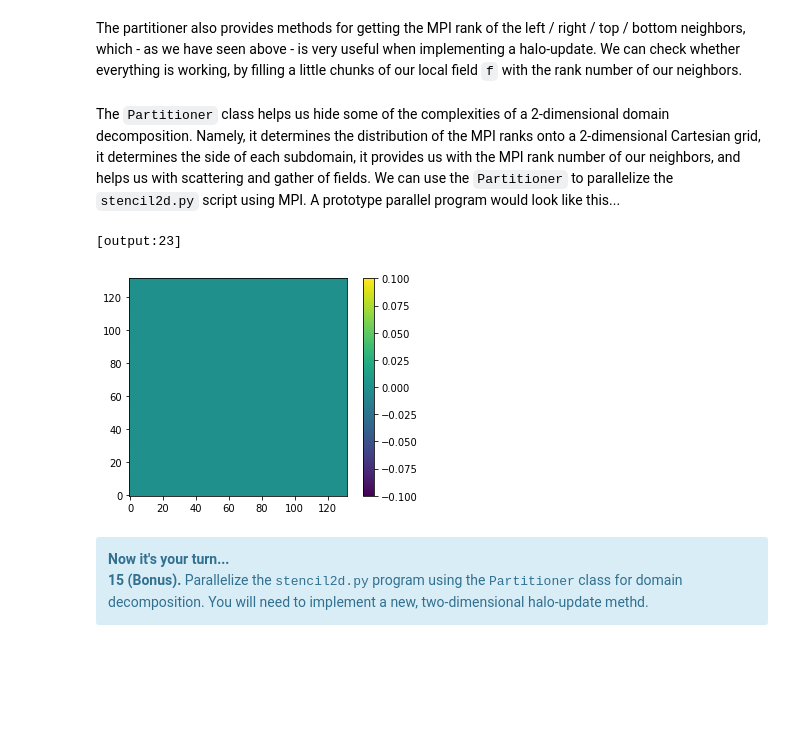
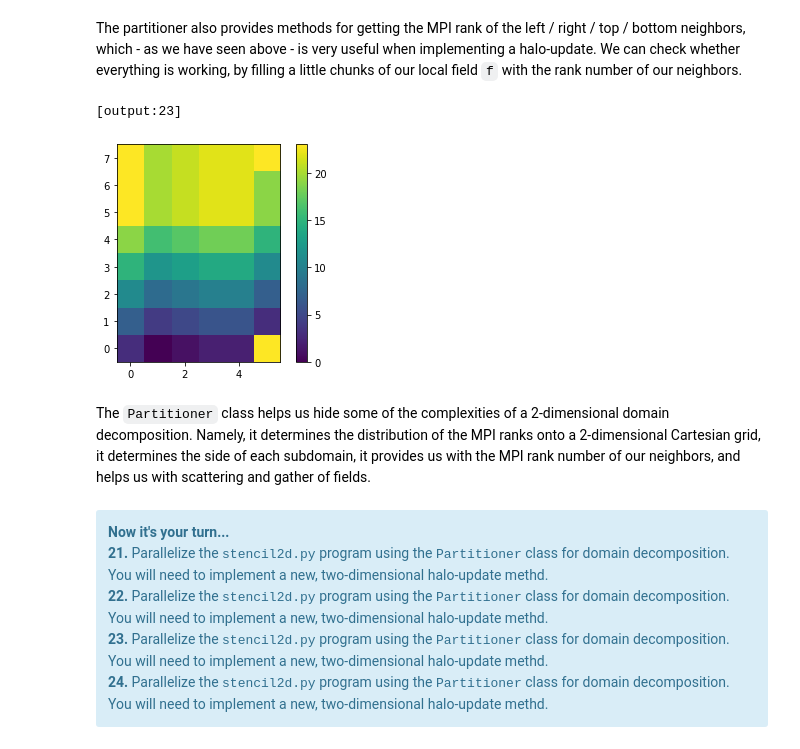
Before and after one commit to ofuhrer/HPC4WC, a Jupyter notebook: day3/03-domain-decomposition.ipynb, the cells around one changed output. Saved outputs shown, nothing was run; the diff lists cells and outputs as text; code cells hidden in the pictures; blank space fills up the shorter version.

```diff
--- a/day3/03-domain-decomposition.ipynb
+++ b/day3/03-domain-decomposition.ipynb
@@ -508,59 +430,24 @@ The partitioner also provides methods for getting the MPI rank of the left / rig
 # %%
 yc, xc = p.shape()[1] // 2, p.shape()[2] // 2
 f[:, :, :] = rank
-f[:, yc - 6:yc - 2, xc - 1:xc + 2] = p.bottom()
-f[:, yc + 3:yc + 7, xc - 1:xc + 2] = p.top()
-f[:, yc - 1:yc + 2, xc - 6:xc - 2] = p.left()
-f[:, yc - 1:yc + 2, xc + 3:xc + 7] = p.right()
+f[:, yc - 6:yc - 2, xc - 1:xc + 2] = p.bottom() if p.bottom() is not None else np.nan
+f[:, yc + 3:yc + 7, xc - 1:xc + 2] = p.top() if p.top() is not None else np.nan
+f[:, yc - 1:yc + 2, xc - 6:xc - 2] = p.left() if p.left() is not None else np.nan
+f[:, yc - 1:yc + 2, xc + 3:xc + 7] = p.right() if p.right() is not None else np.nan
 global_f = p.gather(f, root=0)
 if rank == 0:
     plt.imshow(global_f[0, :, :], origin='lower')
     plt.colorbar()
+# %% [output]
+[output:23]
+[figure, added]
 # %% [markdown]
-The `Partitioner` class helps us hide some of the complexities of a 2-dimensional domain decomposition. Namely, it determines the distribution of the MPI ranks onto a 2-dimensional Cartesian grid, it determines the side of each subdomain, it provides us with the MPI rank number of our neighbors, and helps us with scattering and gather of fields. We can use the `Partitioner` to parallelize the `stencil2d.py` script using MPI. A prototype parallel program would look like this...
+The `Partitioner` class helps us hide some of the complexities of a 2-dimensional domain decomposition. Namely, it determines the distribution of the MPI ranks onto a 2-dimensional Cartesian grid, it determines the side of each subdomain, it provides us with the MPI rank number of our neighbors, and helps us with scattering and gather of fields.
-# %%
-# setup
-comm = MPI.COMM_WORLD
-nz = 64
-ny = 128
-nx = 128
-num_halo = 2
-num_iter = 1000
-global_shape = (nz, ny + 2 * num_halo, nx + 2 * num_halo)
-
-# setup 2d domain decomposition
-p = Partitioner(comm, [nz, ny, nx], num_halo)
-
-# initial condition (on rank 0 in global field)
-if comm.Get_rank() == 0:
-    global_f = np.zeros( global_shape )
-else:
-    global_f = np.empty(1)
-
-# scatter initial condition to all ranks
-f = p.scatter(global_f)
-
-# run in parallel on all ranks
-for iter in range(num_iter):
-    #f = halo_update(f, num_halo)
-    #f = apply_stencil(f, num_halo)
-    pass
-
-# wait for all ranks to finish
-comm.Barrier()
-
-# gather the result in a global field on rank 0
-global_f = p.gather(f)
-
-# visualize the result
-if comm.Get_rank() == 0:
-    plt.imshow(global_f[0, :, :], origin='lower')
-    plt.colorbar()
-# %% [output]
-[output:23]
-[figure, removed]
 # %% [markdown]
 <div class="alert alert-block alert-info">
 <b>Now it's your turn...</b><br>
-<b>15 (Bonus).</b> Parallelize the <tt>stencil2d.py</tt> program using the <tt>Partitioner</tt> class for domain decomposition. You will need to implement a new, two-dimensional halo-update methd.<br>
+<b>21.</b> Parallelize the <tt>stencil2d.py</tt> program using the <tt>Partitioner</tt> class for domain decomposition. You will need to implement a new, two-dimensional halo-update methd.<br>
+<b>22.</b> Parallelize the <tt>stencil2d.py</tt> program using the <tt>Partitioner</tt> class for domain decomposition. You will need to implement a new, two-dimensional halo-update methd.<br>
+<b>23.</b> Parallelize the <tt>stencil2d.py</tt> program using the <tt>Partitioner</tt> class for domain decomposition. You will need to implement a new, two-dimensional halo-update methd.<br>
+<b>24.</b> Parallelize the <tt>stencil2d.py</tt> program using the <tt>Partitioner</tt> class for domain decomposition. You will need to implement a new, two-dimensional halo-update methd.<br>
 </div>
```
Also changed, not shown: parts of 20 cells of this notebook, 6 other files.
